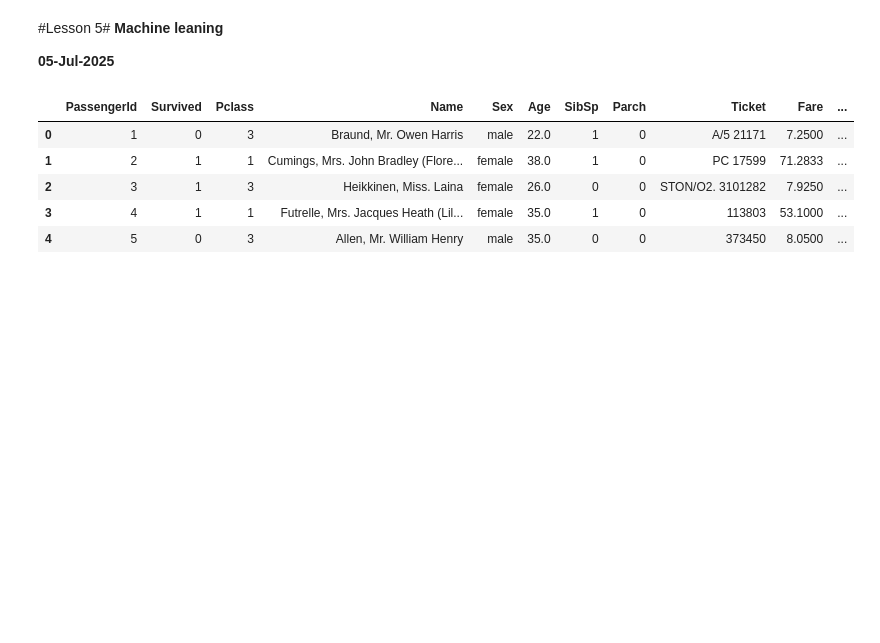
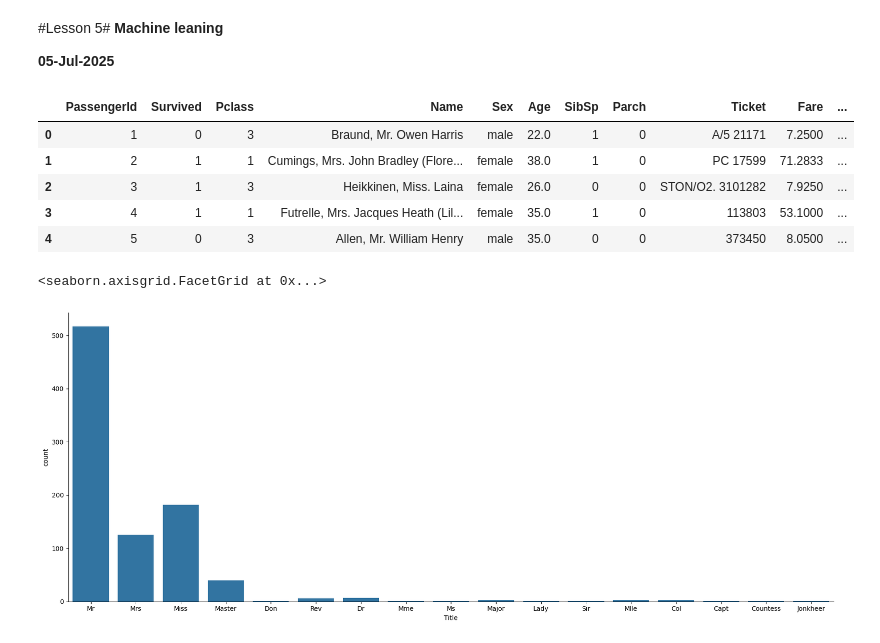
Before and after one commit to pbarizza/ML-course-2025, a Jupyter notebook: lesson05.ipynb, the cells around one changed output. Cells and saved outputs as stored; diff of their text form; code cells hidden in the pictures; blank space fills up the shorter version.

```diff
--- a/lesson05.ipynb
+++ b/lesson05.ipynb
@@ -36,3 +36,15 @@ df_train['Fare'] = df_train.Fare.fillna(df_train.Fare.median())
 df_train['Embarked'] = df_train['Embarked'].fillna('S')
 # encode non numberical data
 df_train = pd.get_dummies(df_train, columns=['Sex', 'Embarked'], drop_first=True)
+# %%
+df_train['Name']
+df_train['Title']  = df_train['Name'].str.extract(' ([A-Za-z]+)\.', expand=False)
+
+# encode Title with get_dummies
+#df_train = pd.get_dummies(df_train, columns=['Title'], drop_first=True)
+df_train['Title'].value_counts()
+# cat plot title
+sns.catplot(x='Title', kind='count', data=df_train, height=7, aspect=2.5)
+# %% [output]
+<seaborn.axisgrid.FacetGrid at 0x...>
+[figure, added]
```
Also changed, not shown: parts of 18 cells of this notebook.
